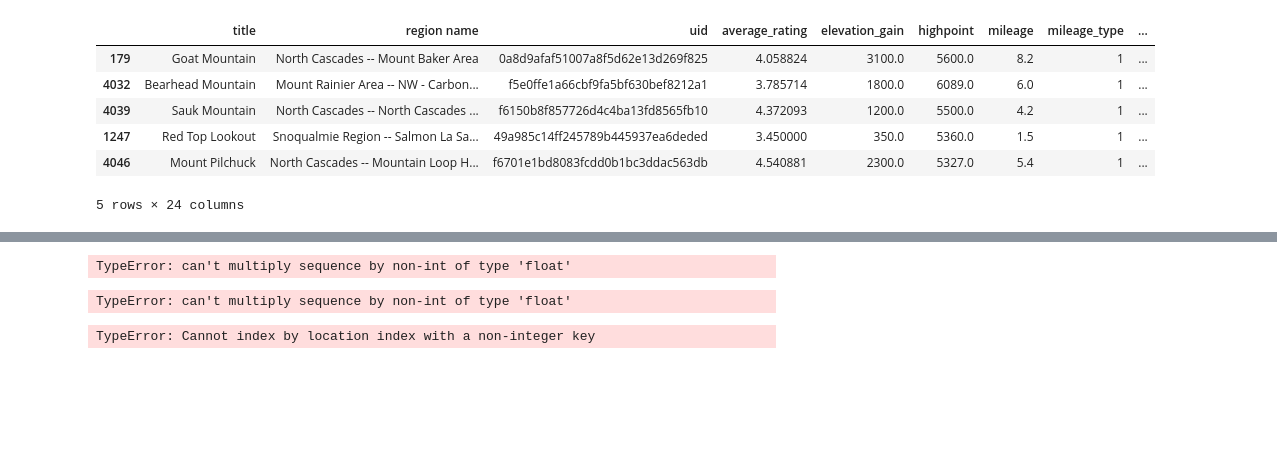
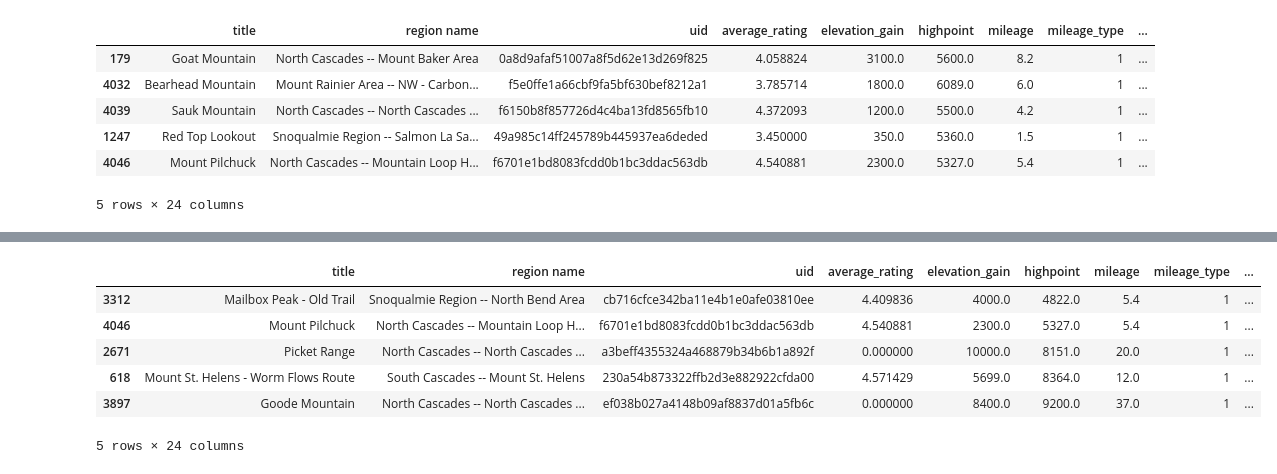
Before and after one commit to Jadetabony/wta_hikes, a Jupyter notebook: model_testing_for_wta/model_comparison.ipynb, the cells around one changed output, grey strips where cells are left out. Saved outputs shown, nothing was run; the diff lists cells and outputs as text; code cells hidden in the pictures; blank space fills up the shorter version.

```diff
--- a/model_testing_for_wta/model_comparison.ipynb
+++ b/model_testing_for_wta/model_comparison.ipynb
@@ -207,5 +218,11 @@ hr.recommend_gower(apply_weights=False)
 5 rows × 24 columns
 # %%
-hr.apply_weights()
+hr.recommend_gower(apply_weights=True)
 # %% [output]
+|  | title | region name | uid | average_rating | elevation_gain | highpoint | mileage | mileage_type | ... |
+| 3312 | Mailbox Peak - Old Trail | Snoqualmie Region -- North Bend Area | cb716cfce342ba11e4b1e0afe03810ee | 4.409836 | 4000.0 | 4822.0 | 5.4 | 1 | ... |
+| 4046 | Mount Pilchuck | North Cascades -- Mountain Loop H... | f6701e1bd8083fcdd0b1bc3ddac563db | 4.540881 | 2300.0 | 5327.0 | 5.4 | 1 | ... |
+| 2671 | Picket Range | North Cascades -- North Cascades ... | a3beff4355324a468879b34b6b1a892f | 0.000000 | 10000.0 | 8151.0 | 20.0 | 1 | ... |
+| 618 | Mount St. Helens - Worm Flows Route | South Cascades -- Mount St. Helens | 230a54b873322ffb2d3e882922cfda00 | 4.571429 | 5699.0 | 8364.0 | 12.0 | 1 | ... |
+| 3897 | Goode Mountain | North Cascades -- North Cascades ... | ef038b027a4148b09af8837d01a5fb6c | 0.000000 | 8400.0 | 9200.0 | 37.0 | 1 | ... |
-TypeError: can't multiply sequence by non-int of type 'float'
+5 rows × 24 columns
@@ -214,9 +228,0 @@ weighted_hike_matrix = hr.hike_matrix.copy()
-# %%
-for col, weight in hr.weights.items():
-    weighted_hike_matrix[col] *= weight
-# %% [output]
-TypeError: can't multiply sequence by non-int of type 'float'
-# %%
-weighted_hike_matrix.loc['mileage']
-# %% [output]
-TypeError: Cannot index by location index with a non-integer key
```
Also changed, not shown: parts of 13 cells of this notebook, 1 other file.
